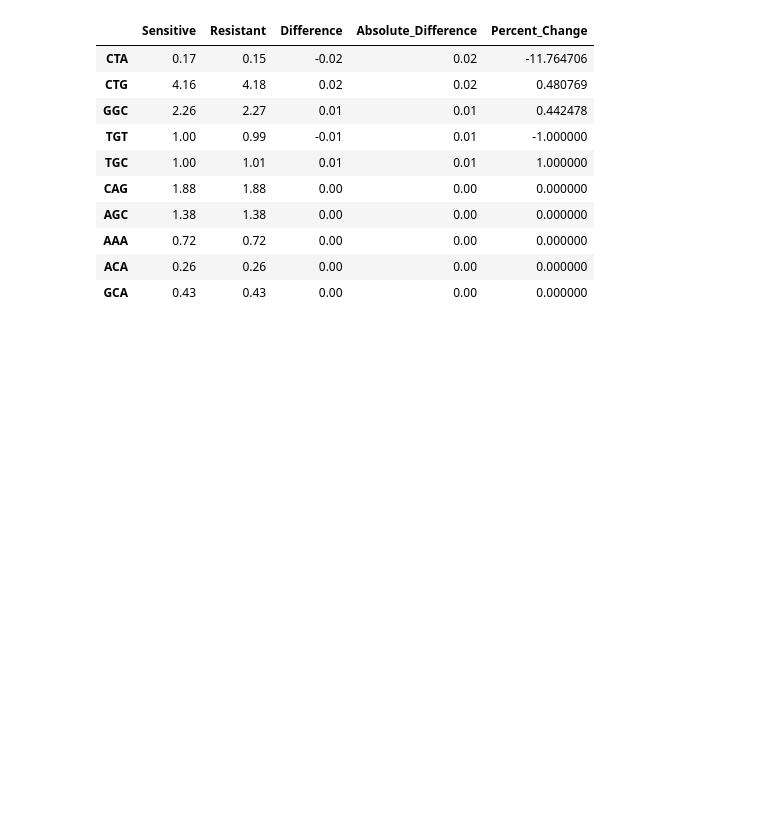
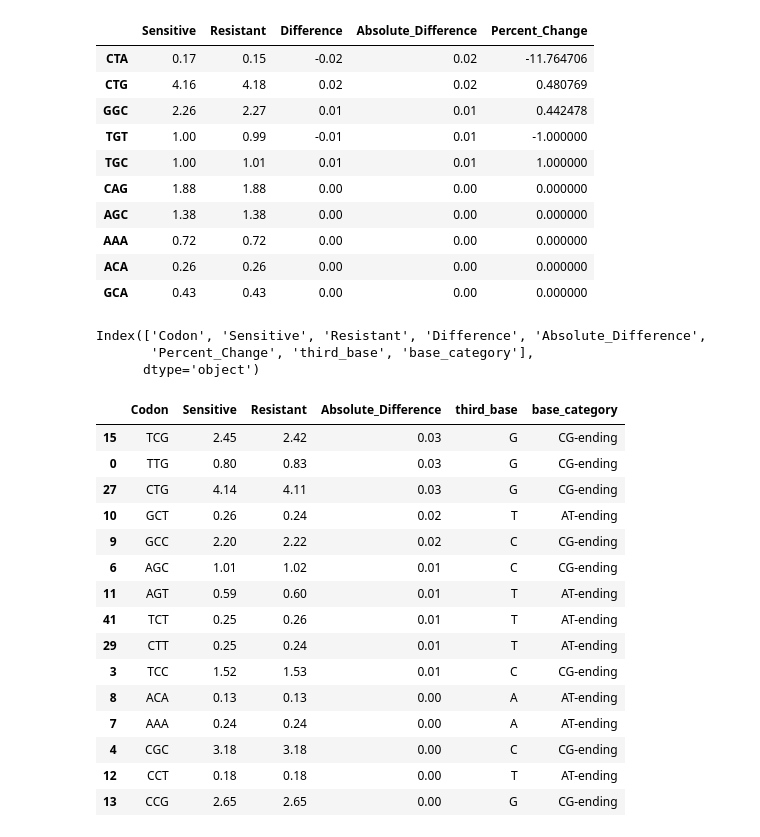
Before and after one commit to ginger-gif-bot/NGS, a Jupyter notebook: python_scripts/stats_plots.ipynb, the cells around one changed output. Saved outputs shown, nothing was run; the diff lists cells and outputs as text; code cells hidden in the pictures; blank space fills up the shorter version.

```diff
--- a/python_scripts/stats_plots.ipynb
+++ b/python_scripts/stats_plots.ipynb
@@ -198,3 +214,38 @@ rscu_avg_gyrA.sort_values("Absolute_Difference",ascending=False).head(10)
 | AAA | 0.72 | 0.72 | 0.00 | 0.00 | 0.000000 |
 | ACA | 0.26 | 0.26 | 0.00 | 0.00 | 0.000000 |
 | GCA | 0.43 | 0.43 | 0.00 | 0.00 | 0.000000 |
+# %%
+rscu_avg_rpoB = rscu_avg_rpoB.reset_index()
+rscu_avg_rpoB = rscu_avg_rpoB.rename(columns={"index":"Codon"})
+rscu_avg_rpoB["third_base"] = rscu_avg_rpoB["Codon"].str[-1]
+rscu_avg_rpoB["base_category"] = rscu_avg_rpoB["third_base"].map({
+    "A" : "AT-ending",
+    "T" : "AT-ending",
+    "C" : "CG-ending",
+    "G" : "CG-ending"
+})
+# %%
+rscu_avg_rpoB.columns
+# %% [output]
+Index(['Codon', 'Sensitive', 'Resistant', 'Difference', 'Absolute_Difference',
+       'Percent_Change', 'third_base', 'base_category'],
+      dtype='object')
+# %%
+rscu_avg_rpoB[["Codon","Sensitive","Resistant","Absolute_Difference","third_base","base_category"]].sort_values("Absolute_Difference",ascending=False).head(15)
+# %% [output]
+|  | Codon | Sensitive | Resistant | Absolute_Difference | third_base | base_category |
+| 15 | TCG | 2.45 | 2.42 | 0.03 | G | CG-ending |
+| 0 | TTG | 0.80 | 0.83 | 0.03 | G | CG-ending |
+| 27 | CTG | 4.14 | 4.11 | 0.03 | G | CG-ending |
+| 10 | GCT | 0.26 | 0.24 | 0.02 | T | AT-ending |
+| 9 | GCC | 2.20 | 2.22 | 0.02 | C | CG-ending |
+| 6 | AGC | 1.01 | 1.02 | 0.01 | C | CG-ending |
+| 11 | AGT | 0.59 | 0.60 | 0.01 | T | AT-ending |
+| 41 | TCT | 0.25 | 0.26 | 0.01 | T | AT-ending |
+| 29 | CTT | 0.25 | 0.24 | 0.01 | T | AT-ending |
+| 3 | TCC | 1.52 | 1.53 | 0.01 | C | CG-ending |
+| 8 | ACA | 0.13 | 0.13 | 0.00 | A | AT-ending |
+| 7 | AAA | 0.24 | 0.24 | 0.00 | A | AT-ending |
+| 4 | CGC | 3.18 | 3.18 | 0.00 | C | CG-ending |
+| 12 | CCT | 0.18 | 0.18 | 0.00 | T | AT-ending |
+| 13 | CCG | 2.65 | 2.65 | 0.00 | G | CG-ending |
```
Also changed, not shown: parts of 15 cells of this notebook, 2 other files.
